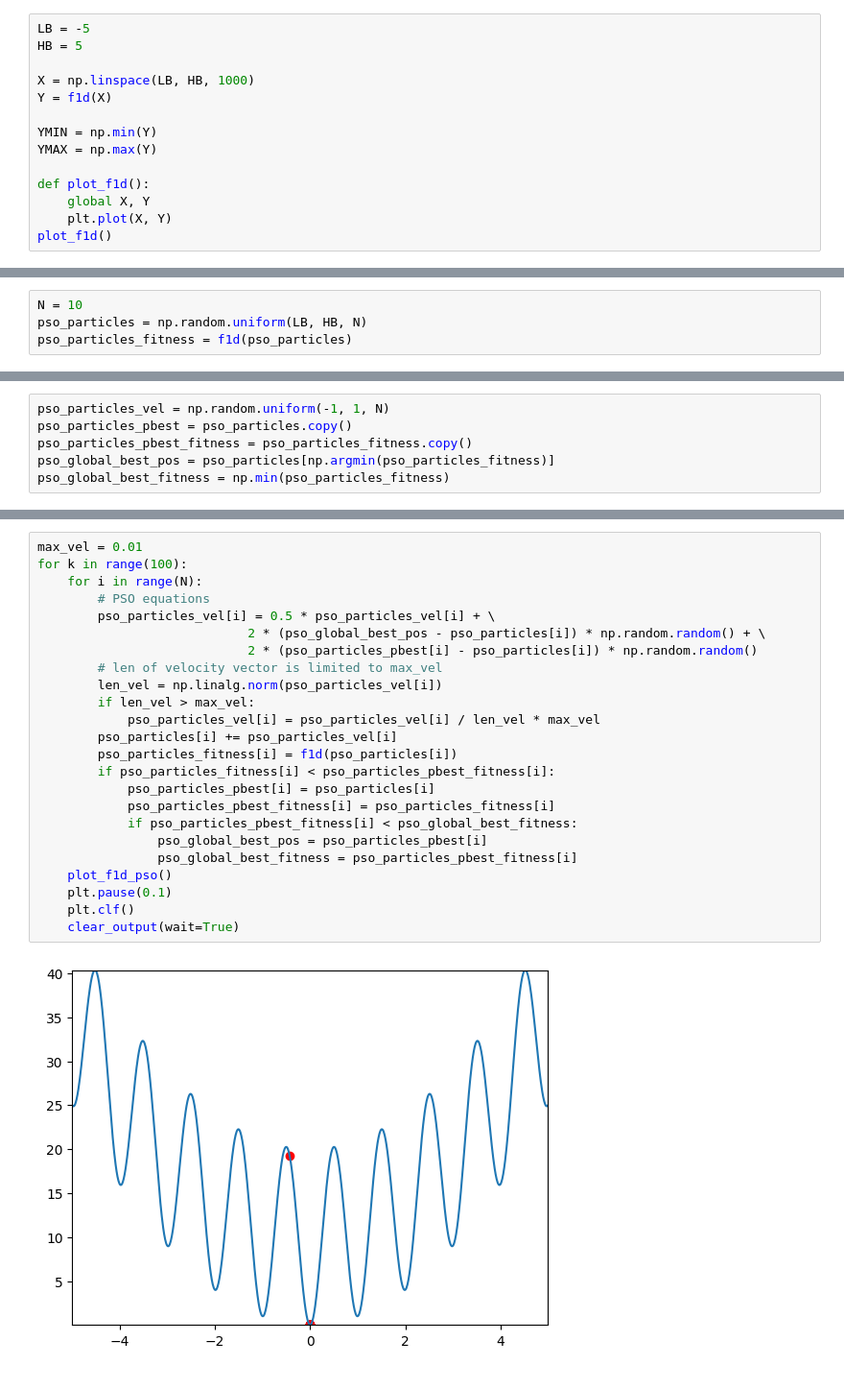
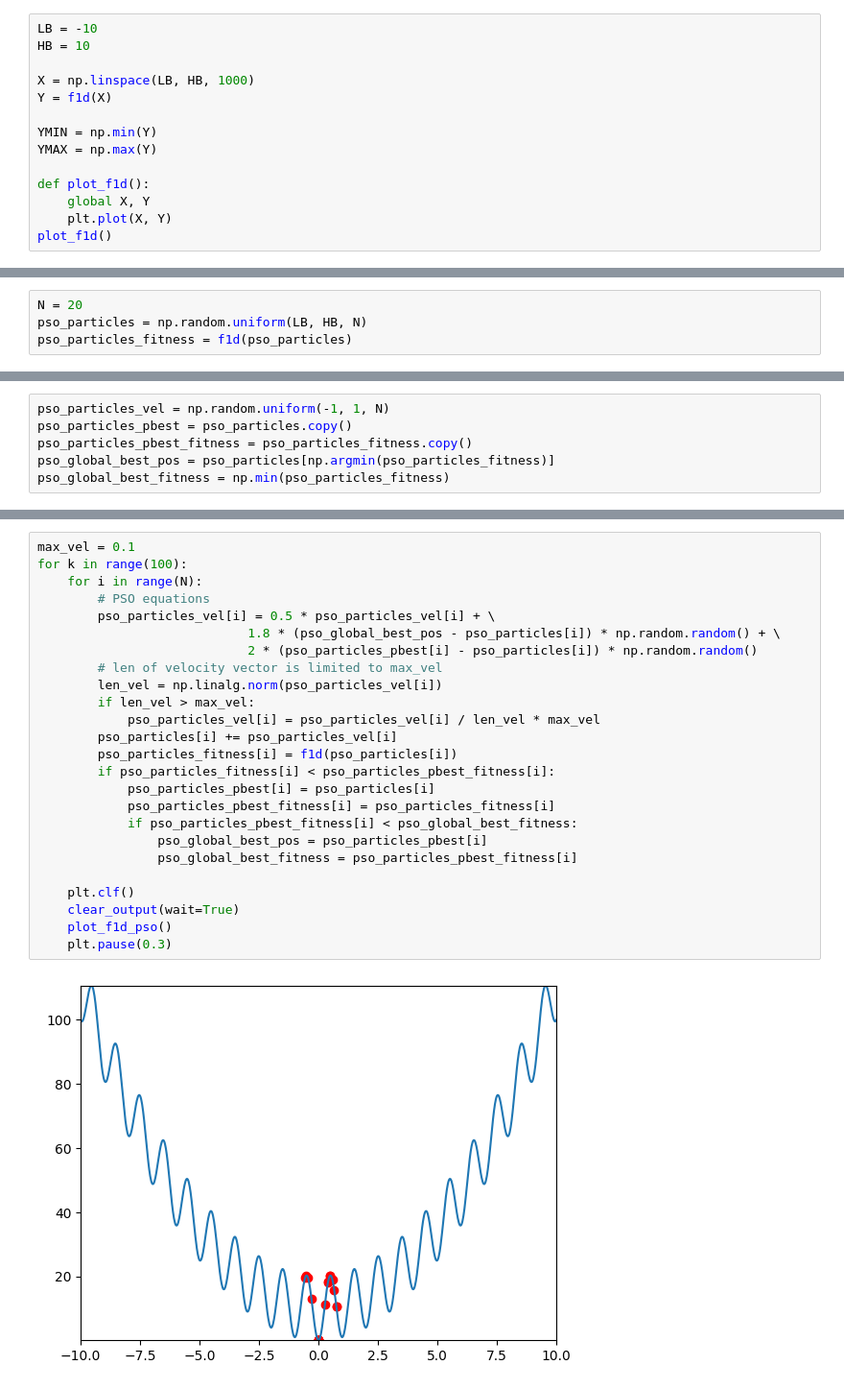
Before and after one commit to Khalil-Youssefi/SwarmRoboticsLecture, a Jupyter notebook: PSO.ipynb, the cells around one changed output, grey strips where cells are left out. Shown at 96% size. Cells and saved outputs as stored; diff of their text form.

```diff
--- a/PSO.ipynb
+++ b/PSO.ipynb
@@ -7,8 +7,8 @@ def f1d(x):
     # Rastrigin function 1d
     return 10 + x**2 - 10 * np.cos(2 * np.pi * x)
 # %%
-LB = -5
-HB = 5
+LB = -10
+HB = 10
 
 X = np.linspace(LB, HB, 1000)
 Y = f1d(X)
@@ -25,5 +25,5 @@ plot_f1d()
 # %%
-N = 10
+N = 20
 pso_particles = np.random.uniform(LB, HB, N)
 pso_particles_fitness = f1d(pso_particles)
 # %%
@@ -65,26 +65,27 @@ plot_f1d_pso()
 # %%
-max_vel = 0.01
+max_vel = 0.1
 for k in range(100):
     for i in range(N):
         # PSO equations
         pso_particles_vel[i] = 0.5 * pso_particles_vel[i] + \
-                            2 * (pso_global_best_pos - pso_particles[i]) * np.random.random() + \
+                            1.8 * (pso_global_best_pos - pso_particles[i]) * np.random.random() + \
                             2 * (pso_particles_pbest[i] - pso_particles[i]) * np.random.random()
         # len of velocity vector is limited to max_vel
         len_vel = np.linalg.norm(pso_particles_vel[i])
         if len_vel > max_vel:
             pso_particles_vel[i] = pso_particles_vel[i] / len_vel * max_vel
         pso_particles[i] += pso_particles_vel[i]
         pso_particles_fitness[i] = f1d(pso_particles[i])
         if pso_particles_fitness[i] < pso_particles_pbest_fitness[i]:
             pso_particles_pbest[i] = pso_particles[i]
             pso_particles_pbest_fitness[i] = pso_particles_fitness[i]
             if pso_particles_pbest_fitness[i] < pso_global_best_fitness:
                 pso_global_best_pos = pso_particles_pbest[i]
                 pso_global_best_fitness = pso_particles_pbest_fitness[i]
-    plot_f1d_pso()
-    plt.pause(0.1)
+
     plt.clf()
     clear_output(wait=True)
+    plot_f1d_pso()
+    plt.pause(0.3)
 # %% [output]
-[figure, old version]
+[figure, new version]
```
Also changed, not shown: parts of 4 cells of this notebook.
